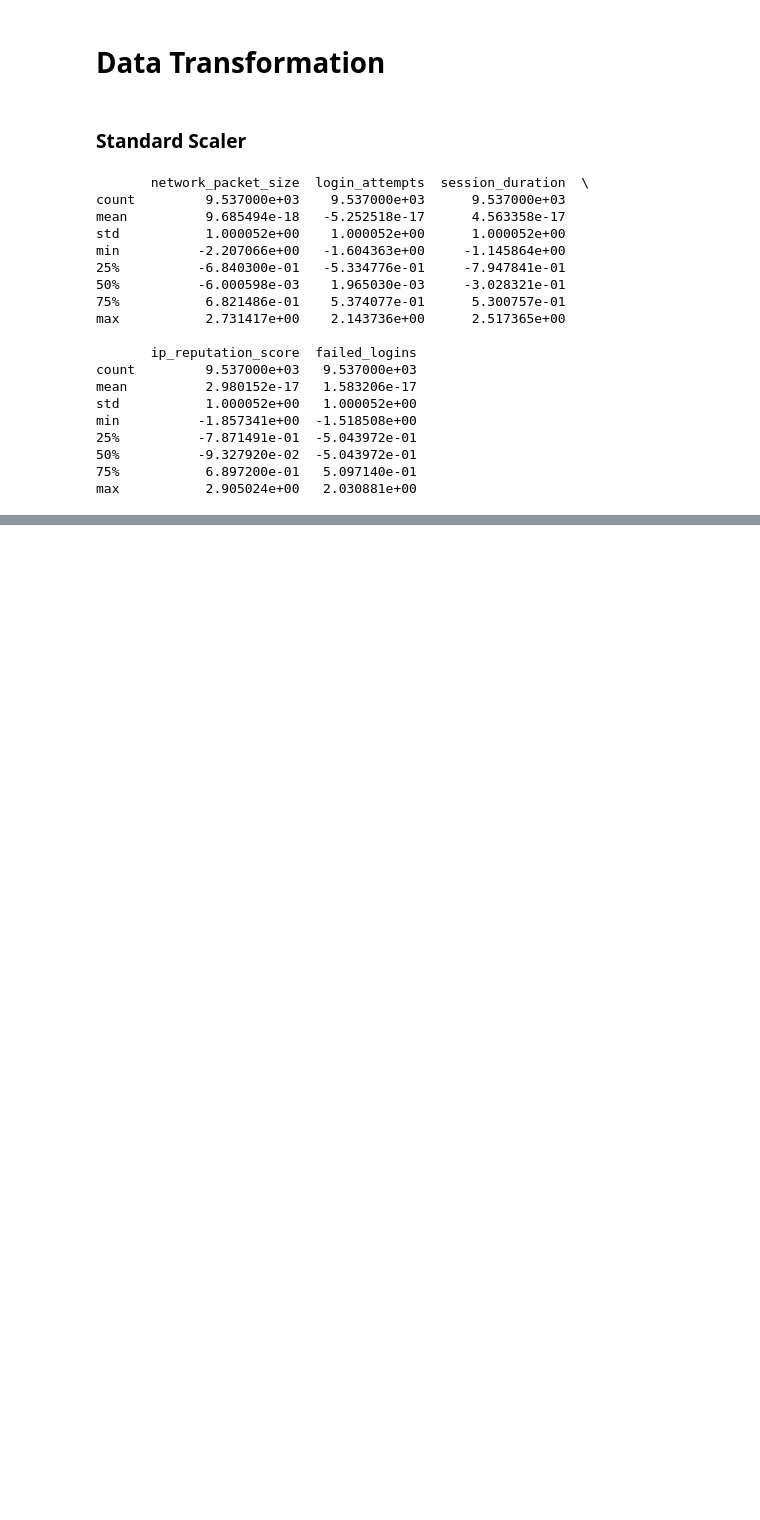
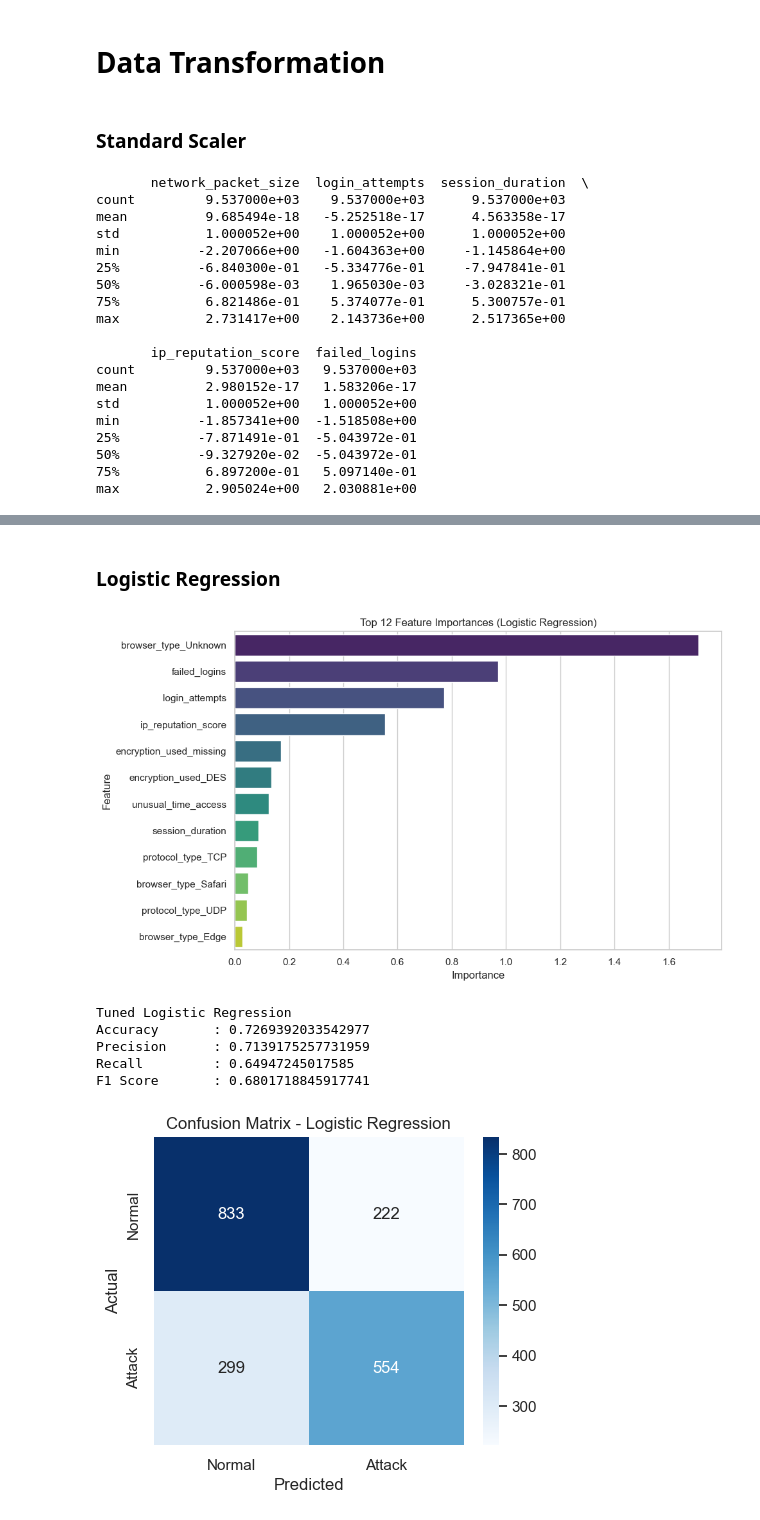
Before and after one commit to maishatabassum932/Cyber-Attack-Detection, a Jupyter notebook: detection.ipynb, the cells around one changed output, grey strips where cells are left out. Saved outputs shown, nothing was run; the diff lists cells and outputs as text; code cells hidden in the pictures; blank space fills up the shorter version.

Commit message:
Model training and testing done

```diff
--- a/detection.ipynb
+++ b/detection.ipynb
@@ -397,0 +399,18 @@ max           2.905024e+00   2.030881e+00
+# %%
+# Step 1: Separate features (X) and target (y)
+X = ad.drop('attack_detected', axis=1)  # all columns except target
+y = ad['attack_detected']               # target column
+
+# Step 2: Split the dataset
+X_train, X_test, y_train, y_test = train_test_split(
+    X, y,
+    test_size=0.2,      # 20% test, 80% train
+    random_state=42,    # for reproducibility
+    stratify=y          # keep class balance
+)
+print("Train shape:", X_train.shape)
+print("Test shape:", X_test.shape)
+
+# Class distribution check
+print("Train class balance:\n", y_train.value_counts(normalize=True))
+print("Test class balance:\n", y_test.value_counts(normalize=True))
@@ -397,0 +432,62 @@ max           2.905024e+00   2.030881e+00
+# %% [markdown]
+### Logistic Regression
+# %%
+from sklearn.linear_model import LogisticRegression
+
+# STEP 1: Train initial Logistic Regression model
+lr_model = LogisticRegression(max_iter=1000, random_state=42)
+lr_model.fit(X_train, y_train)
+
+# STEP 2: Get feature importances using absolute coefficients
+importances = abs(lr_model.coef_[0])  # For binary classification
+feature_names = X_train.columns
+
+feat_imp = pd.DataFrame({'Feature': feature_names, 'Importance': importances})
+feat_imp = feat_imp.sort_values(by='Importance', ascending=False)
+
+# Show top 12 features
+plt.figure(figsize=(10, 6))
+ax = sns.barplot(x='Importance', y='Feature', data=feat_imp.head(12), hue='Feature', palette='viridis')
+plt.title("Top 12 Feature Importances (Logistic Regression)")
+plt.tight_layout()
+plt.show()
+
+# STEP 3: Select top 12 features
+top_features = feat_imp.head(12)['Feature'].tolist()
+X_train_selected = X_train[top_features]
+X_test_selected = X_test[top_features]
+
+# STEP 4: Retrain with selected features (you can tune C, penalty, etc.)
+tuned_lr = LogisticRegression(C=1.0, penalty='l2', solver='liblinear', max_iter=1000, random_state=42)
+tuned_lr.fit(X_train_selected, y_train)
+
+# Predict
+y_pred_lr = tuned_lr.predict(X_test_selected)
+
+# Evaluate
+print("Tuned Logistic Regression")
+print("Accuracy       :", accuracy_score(y_test, y_pred_lr))
+print("Precision      :", precision_score(y_test, y_pred_lr))
+print("Recall         :", recall_score(y_test, y_pred_lr))
+print("F1 Score       :", f1_score(y_test, y_pred_lr))
+
+# Confusion Matrix
+cm_lr = confusion_matrix(y_test, y_pred_lr)
+plt.figure(figsize=(5, 4))
+sns.heatmap(cm_lr, annot=True, fmt='d', cmap='Blues', xticklabels=['Normal', 'Attack'], yticklabels=['Normal', 'Attack'])
+plt.title('Confusion Matrix - Logistic Regression')
+plt.xlabel('Predicted')
+plt.ylabel('Actual')
+plt.show()
+
+# Classification Report
+print("\nClassification Report:")
+print(classification_report(y_test, y_pred_lr))
+# %% [output]
+[figure, added]
+Tuned Logistic Regression
+Accuracy       : 0.7269392033542977
+Precision      : 0.7139175257731959
+Recall         : 0.64947245017585
+F1 Score       : 0.6801718845917741
+[figure, added]
```
Also changed, not shown: parts of 12 cells of this notebook.
